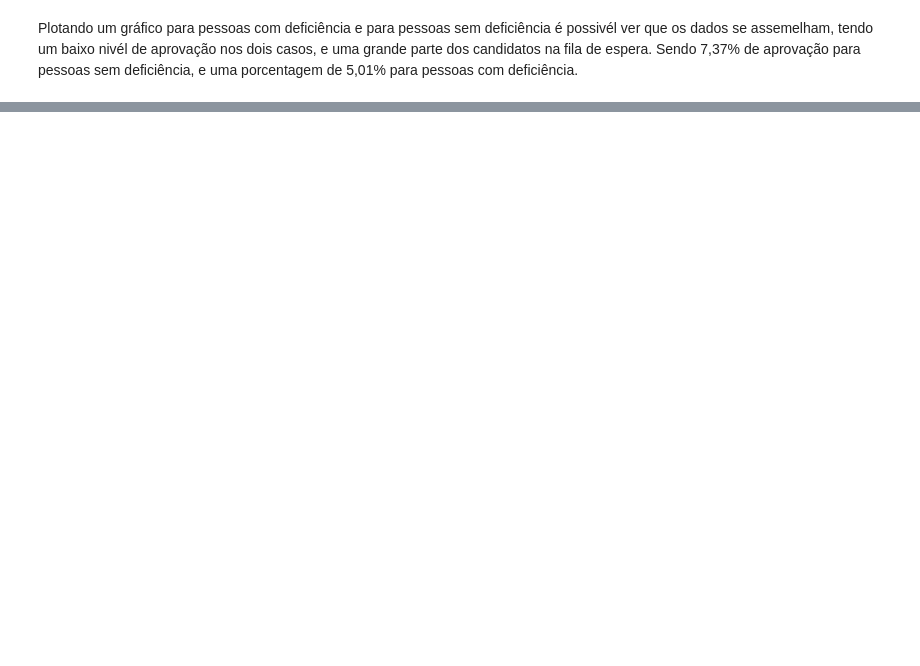
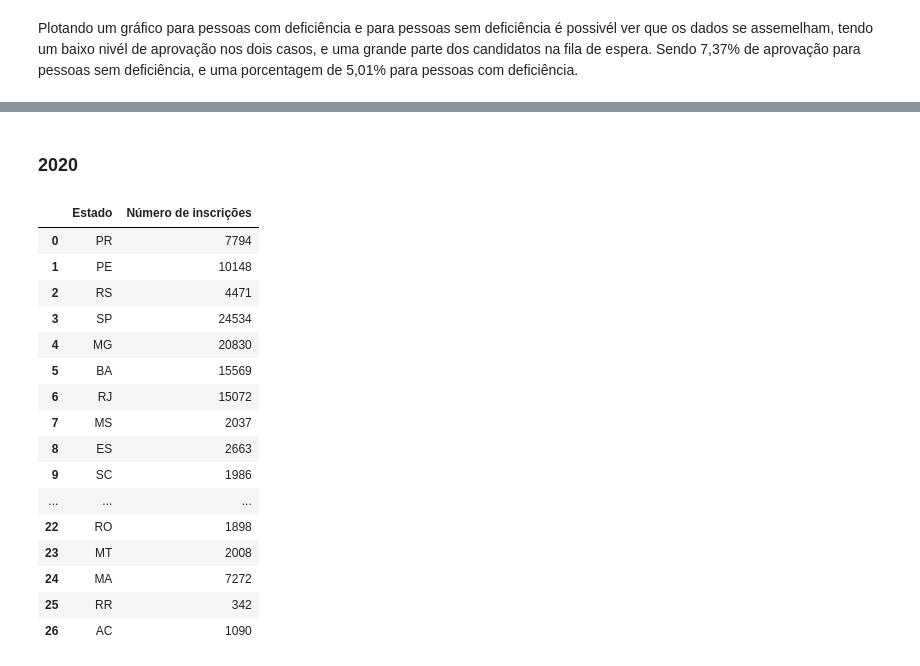
Before and after one commit to juliacfaria/ProjetoCienciaDeDados, a Jupyter notebook: Code/TpDados.ipynb, the cells around one changed output, grey strips where cells are left out. Cells and saved outputs as stored; diff of their text form; code cells hidden in the pictures; blank space fills up the shorter version.

```diff
--- a/Code/TpDados.ipynb
+++ b/Code/TpDados.ipynb
@@ -245,0 +428,28 @@ Plotando um gráfico para pessoas com deficiência e para pessoas sem deficiênc
+# %% [markdown]
+### 2020
+# %%
+uf = fies2020['UF do Local de Oferta'].unique()
+estado_num = []
+for u in uf:
+    num = fies2020[fies2020['UF do Local de Oferta'] == u]['UF do Local de Oferta'].size
+    estado_num.append([u, num])
+estado_num = pd.DataFrame(estado_num, columns=['Estado', 'Número de inscrições'])
+estado_num
+# %% [output]
+|  | Estado | Número de inscrições |
+| 0 | PR | 7794 |
+| 1 | PE | 10148 |
+| 2 | RS | 4471 |
+| 3 | SP | 24534 |
+| 4 | MG | 20830 |
+| 5 | BA | 15569 |
+| 6 | RJ | 15072 |
+| 7 | MS | 2037 |
+| 8 | ES | 2663 |
+| 9 | SC | 1986 |
+| ... | ... | ... |
+| 22 | RO | 1898 |
+| 23 | MT | 2008 |
+| 24 | MA | 7272 |
+| 25 | RR | 342 |
+| 26 | AC | 1090 |
```
Also changed, not shown: parts of 27 cells of this notebook.
